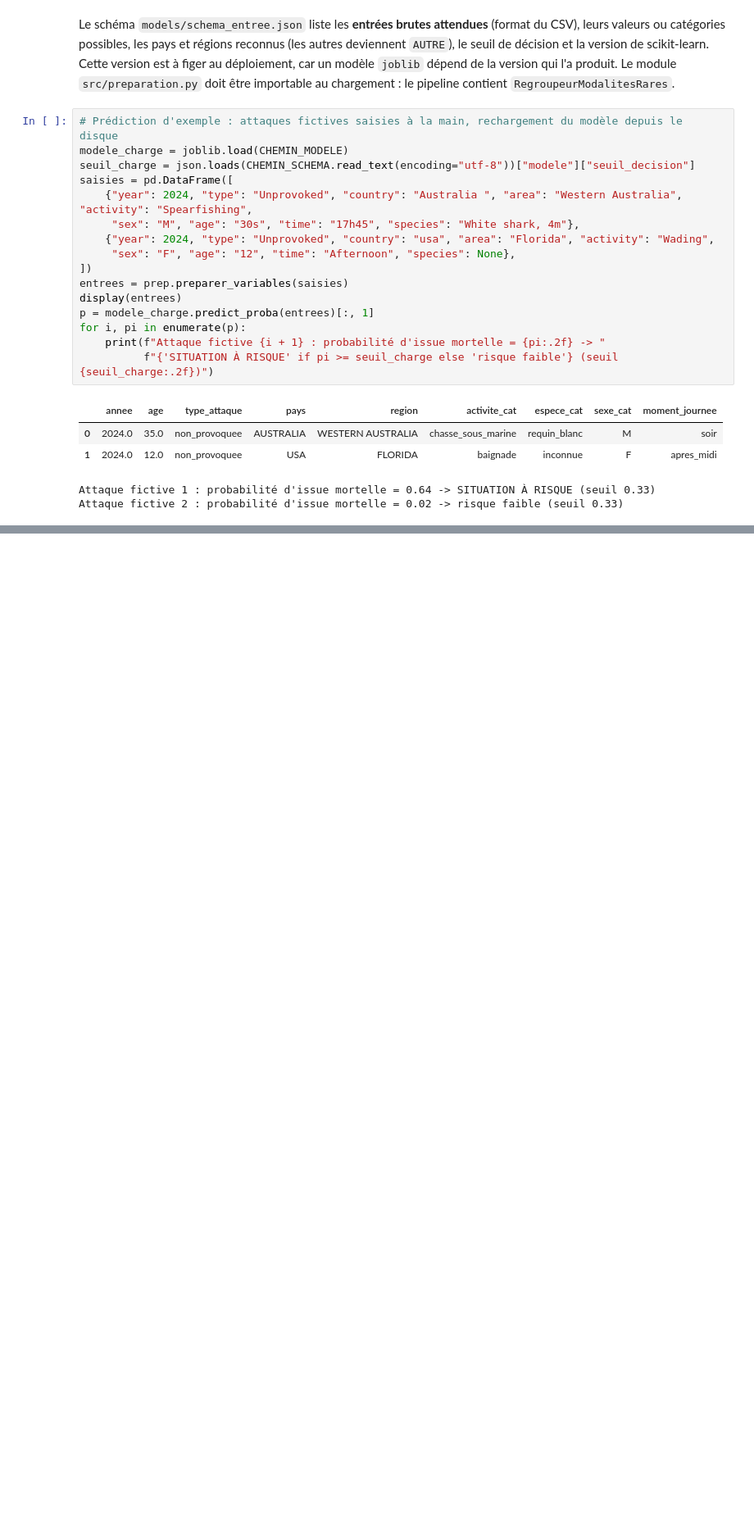
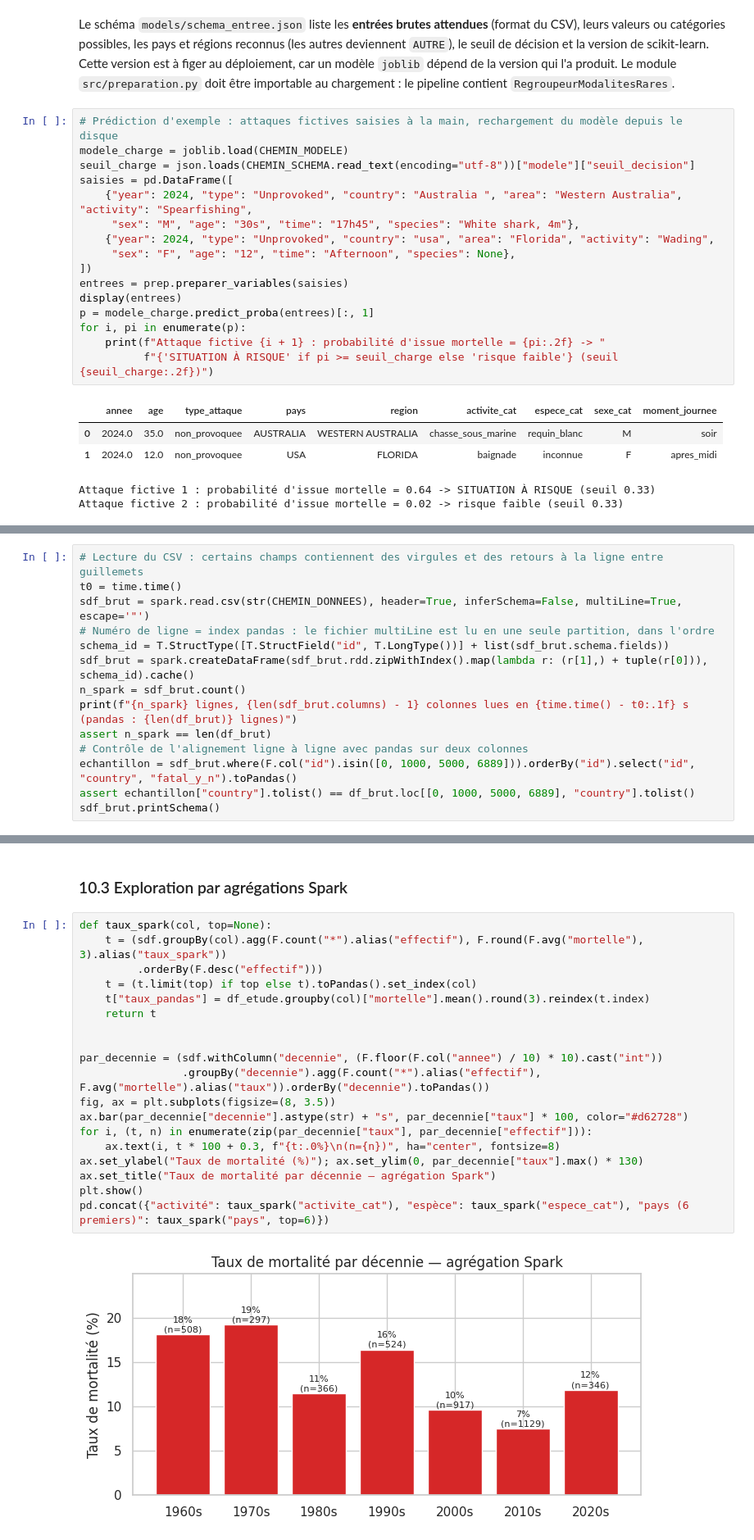
Before and after one commit to Fadidouda/TP3_ID05, a Jupyter notebook: Small/etape1_requins.ipynb, the cells around one changed output, grey strips where cells are left out. Shown at 82% size. Saved outputs shown, nothing was run; the diff lists cells and outputs as text; blank space fills up the shorter version.

```diff
--- a/small_requins/etape1_requins.ipynb
+++ b/Small/etape1_requins.ipynb
@@ -1311,0 +1400,14 @@ C'est cohérent avec l'EDA et l'importance des variables.
+# %%
+# Lecture du CSV : certains champs contiennent des virgules et des retours à la ligne entre guillemets
+t0 = time.time()
+sdf_brut = spark.read.csv(str(CHEMIN_DONNEES), header=True, inferSchema=False, multiLine=True, escape='"')
+# Numéro de ligne = index pandas : le fichier multiLine est lu en une seule partition, dans l'ordre
+schema_id = T.StructType([T.StructField("id", T.LongType())] + list(sdf_brut.schema.fields))
+sdf_brut = spark.createDataFrame(sdf_brut.rdd.zipWithIndex().map(lambda r: (r[1],) + tuple(r[0])), schema_id).cache()
+n_spark = sdf_brut.count()
+print(f"{n_spark} lignes, {len(sdf_brut.columns) - 1} colonnes lues en {time.time() - t0:.1f} s (pandas : {len(df_brut)} lignes)")
+assert n_spark == len(df_brut)
+# Contrôle de l'alignement ligne à ligne avec pandas sur deux colonnes
+echantillon = sdf_brut.where(F.col("id").isin([0, 1000, 5000, 6889])).orderBy("id").select("id", "country", "fatal_y_n").toPandas()
+assert echantillon["country"].tolist() == df_brut.loc[[0, 1000, 5000, 6889], "country"].tolist()
+sdf_brut.printSchema()
@@ -1311,0 +1530,23 @@ C'est cohérent avec l'EDA et l'importance des variables.
+# %% [markdown]
+### 10.3 Exploration par agrégations Spark
+# %%
+def taux_spark(col, top=None):
+    t = (sdf.groupBy(col).agg(F.count("*").alias("effectif"), F.round(F.avg("mortelle"), 3).alias("taux_spark"))
+         .orderBy(F.desc("effectif")))
+    t = (t.limit(top) if top else t).toPandas().set_index(col)
+    t["taux_pandas"] = df_etude.groupby(col)["mortelle"].mean().round(3).reindex(t.index)
+    return t
+
+
+par_decennie = (sdf.withColumn("decennie", (F.floor(F.col("annee") / 10) * 10).cast("int"))
+                .groupBy("decennie").agg(F.count("*").alias("effectif"), F.avg("mortelle").alias("taux")).orderBy("decennie").toPandas())
+fig, ax = plt.subplots(figsize=(8, 3.5))
+ax.bar(par_decennie["decennie"].astype(str) + "s", par_decennie["taux"] * 100, color="#d62728")
+for i, (t, n) in enumerate(zip(par_decennie["taux"], par_decennie["effectif"])):
+    ax.text(i, t * 100 + 0.3, f"{t:.0%}\n(n={n})", ha="center", fontsize=8)
+ax.set_ylabel("Taux de mortalité (%)"); ax.set_ylim(0, par_decennie["taux"].max() * 130)
+ax.set_title("Taux de mortalité par décennie — agrégation Spark")
+plt.show()
+pd.concat({"activité": taux_spark("activite_cat"), "espèce": taux_spark("espece_cat"), "pays (6 premiers)": taux_spark("pays", top=6)})
+# %% [output]
+[figure, added]
```
Also changed, not shown: parts of 44 cells of this notebook, 13 other files.
